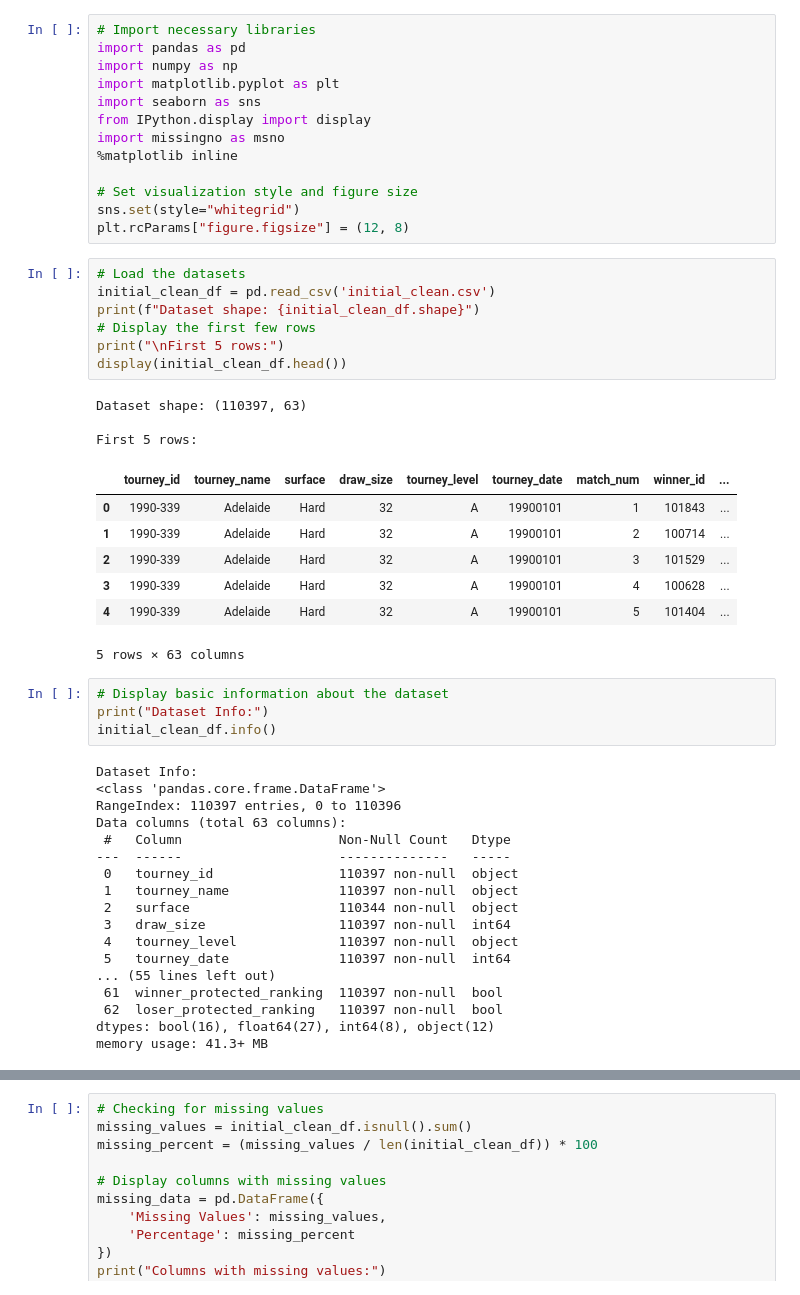
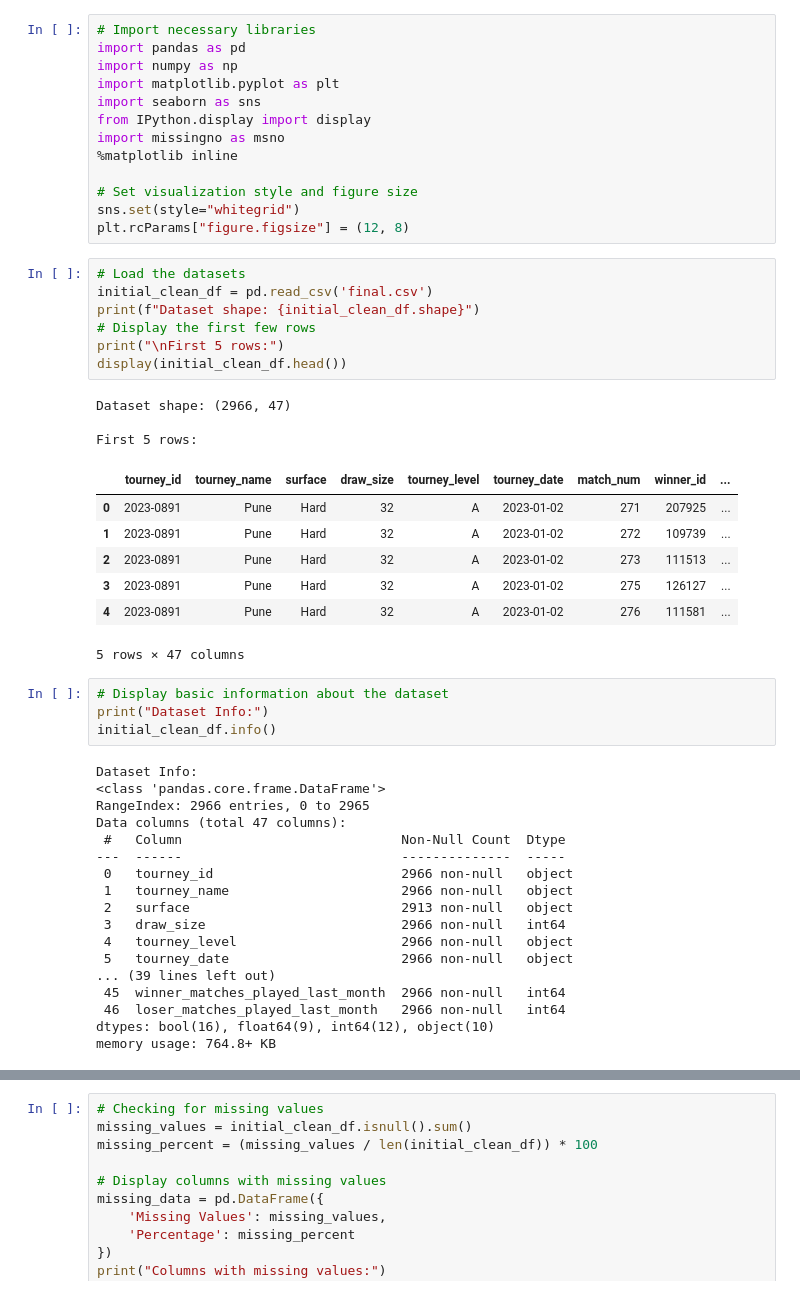
Before and after one commit to davialmeida135/tennis-match-prediction, a Jupyter notebook: dados_tratados/explore.ipynb, the cells around one changed output, grey strips where cells are left out. Saved outputs shown, nothing was run; the diff lists cells and outputs as text.

```diff
--- a/dados_tratados/explore.ipynb
+++ b/dados_tratados/explore.ipynb
@@ -15,22 +15,22 @@ sns.set(style="whitegrid")
 plt.rcParams["figure.figsize"] = (12, 8)
 # %%
 # Load the datasets
-initial_clean_df = pd.read_csv('initial_clean.csv')
+initial_clean_df = pd.read_csv('final.csv')
 print(f"Dataset shape: {initial_clean_df.shape}")
 # Display the first few rows
 print("\nFirst 5 rows:")
 display(initial_clean_df.head())
 # %% [output]
-Dataset shape: (110397, 63)
+Dataset shape: (2966, 47)
 
 First 5 rows:
 |  | tourney_id | tourney_name | surface | draw_size | tourney_level | tourney_date | match_num | winner_id | ... |
-| 0 | 1990-339 | Adelaide | Hard | 32 | A | 19900101 | 1 | 101843 | ... |
-| 1 | 1990-339 | Adelaide | Hard | 32 | A | 19900101 | 2 | 100714 | ... |
-| 2 | 1990-339 | Adelaide | Hard | 32 | A | 19900101 | 3 | 101529 | ... |
-| 3 | 1990-339 | Adelaide | Hard | 32 | A | 19900101 | 4 | 100628 | ... |
-| 4 | 1990-339 | Adelaide | Hard | 32 | A | 19900101 | 5 | 101404 | ... |
+| 0 | 2023-0891 | Pune | Hard | 32 | A | 2023-01-02 | 271 | 207925 | ... |
+| 1 | 2023-0891 | Pune | Hard | 32 | A | 2023-01-02 | 272 | 109739 | ... |
+| 2 | 2023-0891 | Pune | Hard | 32 | A | 2023-01-02 | 273 | 111513 | ... |
+| 3 | 2023-0891 | Pune | Hard | 32 | A | 2023-01-02 | 275 | 126127 | ... |
+| 4 | 2023-0891 | Pune | Hard | 32 | A | 2023-01-02 | 276 | 111581 | ... |
-5 rows × 63 columns
+5 rows × 47 columns
 # %%
 # Display basic information about the dataset
 print("Dataset Info:")
@@ -38,18 +38,18 @@ initial_clean_df.info()
 # %% [output]
 Dataset Info:
 <class 'pandas.core.frame.DataFrame'>
-RangeIndex: 110397 entries, 0 to 110396
-Data columns (total 63 columns):
- #   Column                    Non-Null Count   Dtype
----  ------                    --------------   -----
- 0   tourney_id                110397 non-null  object
- 1   tourney_name              110397 non-null  object
- 2   surface                   110344 non-null  object
- 3   draw_size                 110397 non-null  int64
- 4   tourney_level             110397 non-null  object
- 5   tourney_date              110397 non-null  int64
-... (55 lines left out)
- 61  winner_protected_ranking  110397 non-null  bool
- 62  loser_protected_ranking   110397 non-null  bool
-dtypes: bool(16), float64(27), int64(8), object(12)
-memory usage: 41.3+ MB
+RangeIndex: 2966 entries, 0 to 2965
+Data columns (total 47 columns):
+ #   Column                            Non-Null Count  Dtype
+---  ------                            --------------  -----
+ 0   tourney_id                        2966 non-null   object
+ 1   tourney_name                      2966 non-null   object
+ 2   surface                           2913 non-null   object
+ 3   draw_size                         2966 non-null   int64
+ 4   tourney_level                     2966 non-null   object
+ 5   tourney_date                      2966 non-null   object
+... (39 lines left out)
+ 45  winner_matches_played_last_month  2966 non-null   int64
+ 46  loser_matches_played_last_month   2966 non-null   int64
+dtypes: bool(16), float64(9), int64(12), object(10)
+memory usage: 764.8+ KB
```
Also changed, not shown: parts of 3 cells of this notebook.
